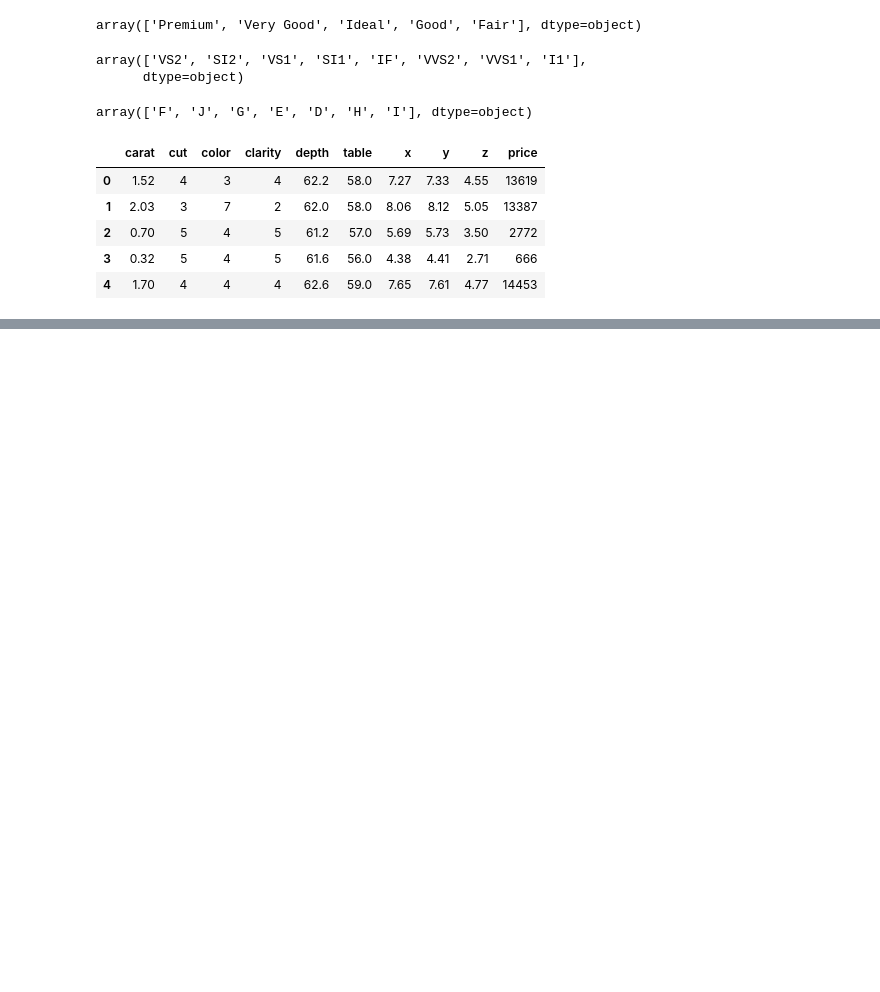
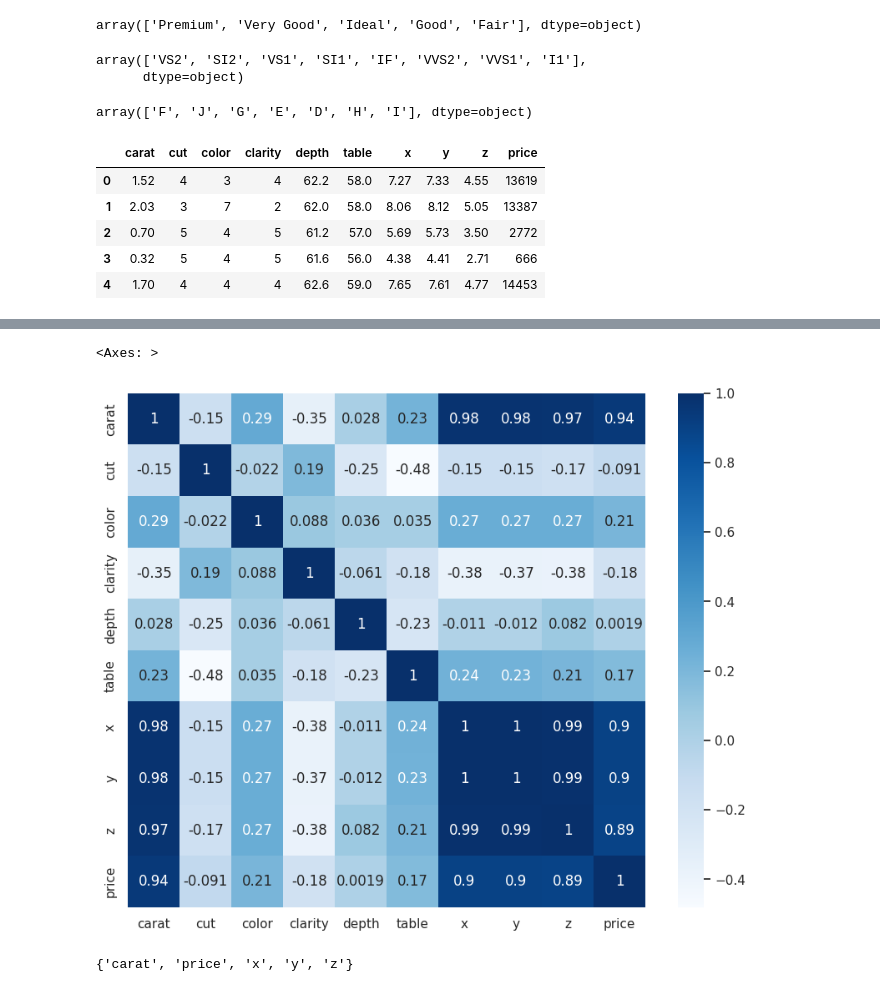
Before and after one commit to hafsaaah/Diamond-Price-predcition, a Jupyter notebook: Exploratory_data_analysis.ipynb, the cells around one changed output, grey strips where cells are left out. Cells and saved outputs as stored; diff of their text form; code cells hidden in the pictures; blank space fills up the shorter version.

```diff
--- a/Exploratory_data_analysis.ipynb
+++ b/Exploratory_data_analysis.ipynb
@@ -209,7 +211,7 @@ array(['F', 'J', 'G', 'E', 'D', 'H', 'I'], dtype=object)
 # %%
 color_map = {"D":1 ,"E":2 ,"F":3 , "G":4 ,"H":5 , "I":6, "J":7}
 # %%
-df1['cut']=df1['cut'].map(cut_map)
-df1['clarity'] = df1['clarity'].map(clarity_map)
-df1['color'] = df1['color'].map(color_map)
+dfdup['cut']=dfdup['cut'].map(cut_map)
+dfdup['clarity'] = dfdup['clarity'].map(clarity_map)
+dfdup['color'] = dfdup['color'].map(color_map)
 # %%
@@ -223,0 +242,11 @@ df1.head()
+# %%
+# Drop the 'id' column
+dfdup = dfdup.drop('id', axis=1)
+# %%
+import seaborn as sns
+import matplotlib.pyplot as plt
+plt.figure(figsize=(10, 8))
+sns.heatmap(dfdup.corr(), annot=True, cmap='Blues')
+# %% [output]
+<Axes: >
+[figure, added]
@@ -223,0 +266,5 @@ df1.head()
+# %%
+high_correlated_features = get_high_correlation_features(df1.drop(['price'], axis = 1),0.85)
+high_correlated_features
+# %% [output]
+{'carat', 'price', 'x', 'y', 'z'}
```
Also changed, not shown: parts of 44 cells of this notebook.
